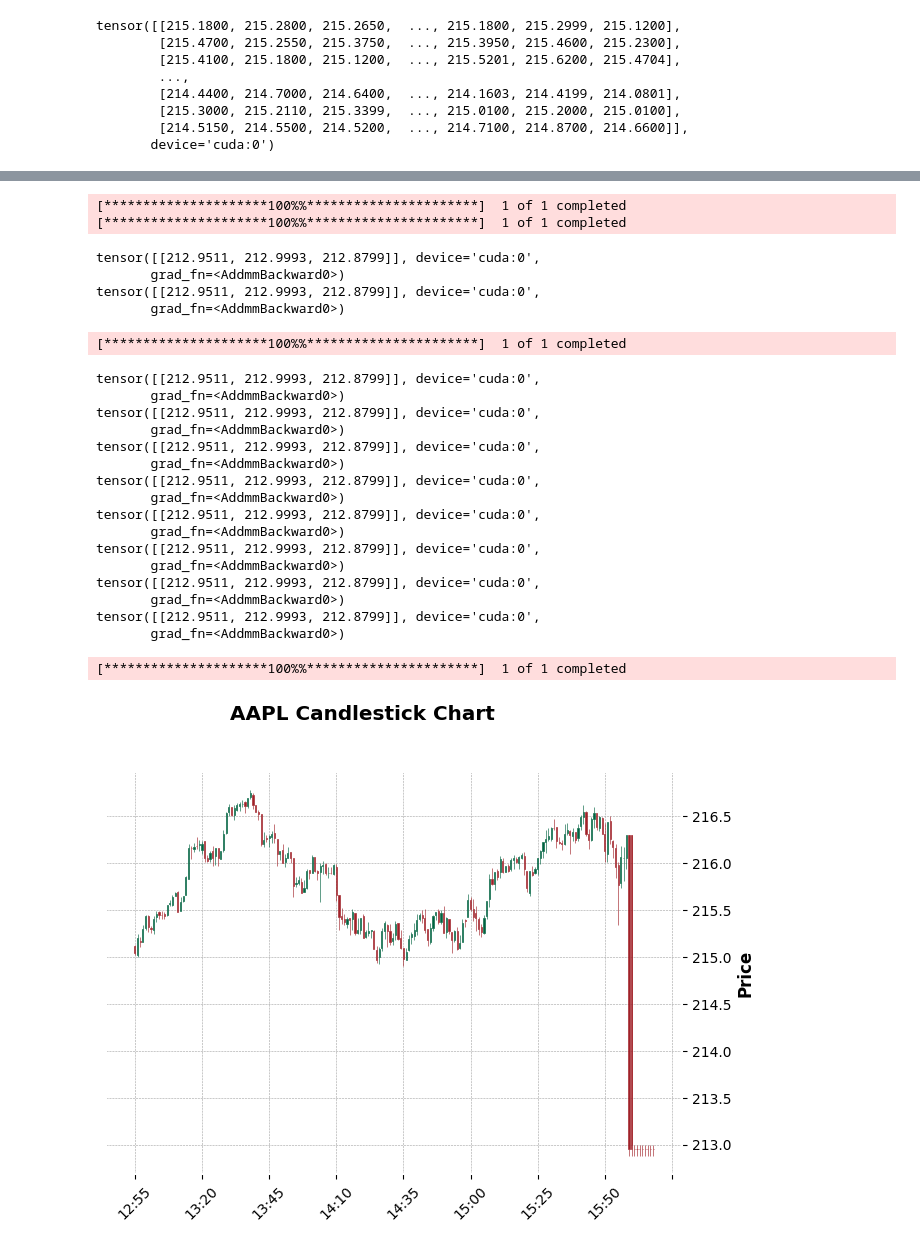
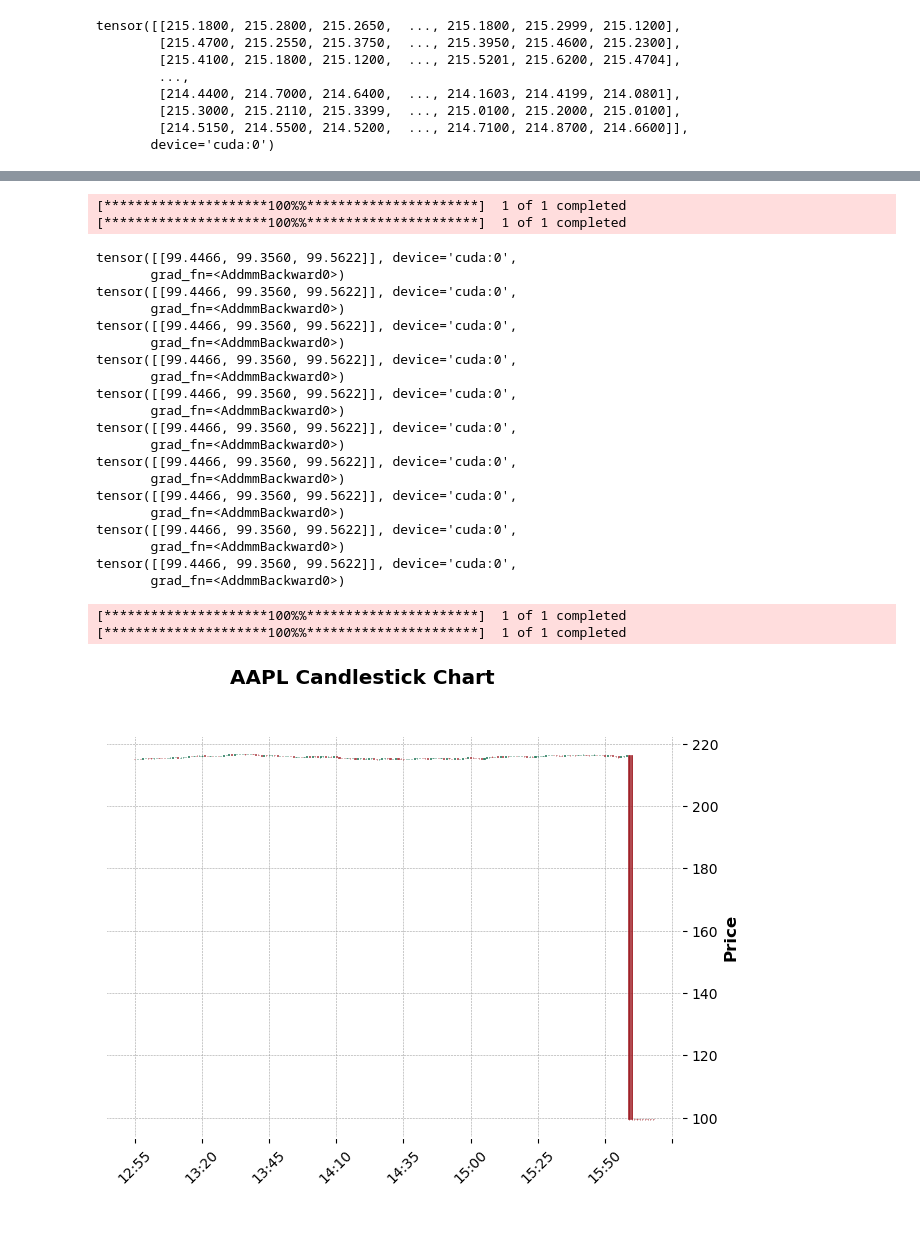
Before and after one commit to yohlimem/AI-Stonks, a Jupyter notebook: main.ipynb, the cells around one changed output, grey strips where cells are left out. Drawn from its saved outputs; the diff is of its cells as text; code cells hidden in the pictures.

Commit message:
added movement column

```diff
--- a/main.ipynb
+++ b/main.ipynb
@@ -184,12 +184,16 @@ def prepare_data(stock_name, period="5d", interval="1m",back_time=5):
         recent_data[f"Low t - {i+1}"] = recent_data["Low"].shift((i+1))
     recent_data = recent_data.dropna()
 
+    recent_data["movement"] = (recent_data["Close"] > recent_data["Open"]).astype(int)
+
+
+
 
     # add_plot = mpf.make_addplot(recent_data["200_day"], color="blue", linestyle="--")
 
     return recent_data
 
-recent_data = prepare_data(stock_name,back_time=10,period="5d",interval="1m")
+recent_data = prepare_data(stock_name,back_time=10,period="1mo",interval="1h")
 
 recent_data.head()
 # %% [output]
@@ -210,8 +214,8 @@ from torch import nn
 
 device = "cuda" if torch.cuda.is_available() else "cpu"
 
-X = recent_data.drop(["Close", "Volume", "High", "Low"], axis=1)
-y = recent_data[["Close", "High", "Low"]]
+X = recent_data.drop(["Close", "Volume", "High", "Low","movement"], axis=1)
+y = recent_data[["movement"]]
 
 X_tensor = torch.from_numpy(X.values)
 y_tensor = torch.from_numpy(y.values)
@@ -319,6 +309,7 @@ def prepare_test_loop_data(stock_name, period="5d", interval="1m",back_time=5, a
         recent_data[f"Close t - {i+1}"] = recent_data["Close"].shift((i+1))
         recent_data[f"High t - {i+1}"] = recent_data["High"].shift((i+1))
         recent_data[f"Low t - {i+1}"] = recent_data["Low"].shift((i+1))
+    recent_data["movement"] = (recent_data["Close"] > recent_data["Open"]).astype(int)
 
     # recent_data = recent_data.tail(1)
     # add_plot = mpf.make_addplot(recent_data["200_day"], color="blue", linestyle="--")
@@ -334,20 +325,21 @@ from datetime import datetime
 
 answers = []
 forcast = 10
-date_range = pd.date_range(
-    start=time.index[-1], periods=forcast, freq="1T"
-)  # Generate a date range
-
 check_data = prepare_test_loop_data(
     interval="1m", back_time=10, period="1d", stock_name=stock_name
 )
+date_range = pd.date_range(
+    start=check_data.index[-1], periods=forcast, freq="1T"
+)  # Generate a date range
+
+
 
 for i in range(forcast):
     # for i in answers:
 
     check_data_last = check_data.tail(1)
-    check_X = check_data_last.drop(["Close", "Volume", "High", "Low"], axis=1)
-    check_y = check_data_last[["Close", "High", "Low"]]
+    check_X = check_data_last.drop(["Close", "Volume", "High", "Low","movement"], axis=1)
+    check_y = check_data_last[["movement"]]
 
     # print(check_data.tail(6).to_markdown())
     # print(X.shape)
@@ -386,6 +378,8 @@ for i in range(forcast):
         check_data[f"Close t - {i+1}"] = check_data["Close"].shift((i + 1))
         check_data[f"High t - {i+1}"] = check_data["High"].shift((i + 1))
         check_data[f"Low t - {i+1}"] = check_data["Low"].shift((i + 1))
+    recent_data["movement"] = (recent_data["Close"] > recent_data["Open"]).astype(int)
+
     # check_data.dropna(inplace=True)
 # print(check_data.to_markdown())
 
@@ -396,52 +390,52 @@ for i in range(forcast):
 last_elements = [arr[0] for arr in answers]
 
 recent_data = prepare_data(stock_name, period="1d", interval="1m")
 # print("Converted index to datetime")
 
 answers_df = pd.concat(
     [
         pd.DataFrame(
             recent_data,
-            columns=["Close", "High", "Low", "Open"],
+            columns=["Close", "High", "Low", "Open","movement"],
         ),
         pd.DataFrame(
-            answers, columns=["Close", "High", "Low", "Open"], index=date_range
+            answers, columns=["movement"], index=date_range
         ),
     ]
 ).iloc[200:]
 
 # print(answers_df.tail(100))
 
 mpf.plot(
     answers_df,
     type="candle",
     style="charles",
     title=f"{stock_name} Candlestick Chart",
     ylabel="Price",
 )
 # %% [output]
 [*********************100%%**********************]  1 of 1 completed
 [*********************100%%**********************]  1 of 1 completed
-tensor([[212.9511, 212.9993, 212.8799]], device='cuda:0',
+tensor([[99.4466, 99.3560, 99.5622]], device='cuda:0',
        grad_fn=<AddmmBackward0>)
-tensor([[212.9511, 212.9993, 212.8799]], device='cuda:0',
+tensor([[99.4466, 99.3560, 99.5622]], device='cuda:0',
        grad_fn=<AddmmBackward0>)
+tensor([[99.4466, 99.3560, 99.5622]], device='cuda:0',
+       grad_fn=<AddmmBackward0>)
+tensor([[99.4466, 99.3560, 99.5622]], device='cuda:0',
+       grad_fn=<AddmmBackward0>)
+tensor([[99.4466, 99.3560, 99.5622]], device='cuda:0',
+       grad_fn=<AddmmBackward0>)
+tensor([[99.4466, 99.3560, 99.5622]], device='cuda:0',
+       grad_fn=<AddmmBackward0>)
+tensor([[99.4466, 99.3560, 99.5622]], device='cuda:0',
+       grad_fn=<AddmmBackward0>)
+tensor([[99.4466, 99.3560, 99.5622]], device='cuda:0',
+       grad_fn=<AddmmBackward0>)
+tensor([[99.4466, 99.3560, 99.5622]], device='cuda:0',
+       grad_fn=<AddmmBackward0>)
+tensor([[99.4466, 99.3560, 99.5622]], device='cuda:0',
+       grad_fn=<AddmmBackward0>)
 [*********************100%%**********************]  1 of 1 completed
+[*********************100%%**********************]  1 of 1 completed
-tensor([[212.9511, 212.9993, 212.8799]], device='cuda:0',
-       grad_fn=<AddmmBackward0>)
-tensor([[212.9511, 212.9993, 212.8799]], device='cuda:0',
-       grad_fn=<AddmmBackward0>)
-tensor([[212.9511, 212.9993, 212.8799]], device='cuda:0',
-       grad_fn=<AddmmBackward0>)
-tensor([[212.9511, 212.9993, 212.8799]], device='cuda:0',
-       grad_fn=<AddmmBackward0>)
-tensor([[212.9511, 212.9993, 212.8799]], device='cuda:0',
-       grad_fn=<AddmmBackward0>)
-tensor([[212.9511, 212.9993, 212.8799]], device='cuda:0',
-       grad_fn=<AddmmBackward0>)
-tensor([[212.9511, 212.9993, 212.8799]], device='cuda:0',
-       grad_fn=<AddmmBackward0>)
-tensor([[212.9511, 212.9993, 212.8799]], device='cuda:0',
-       grad_fn=<AddmmBackward0>)
-[*********************100%%**********************]  1 of 1 completed
-[figure, old version]
+[figure, new version]
```
Also changed, not shown: parts of 2 cells of this notebook.
